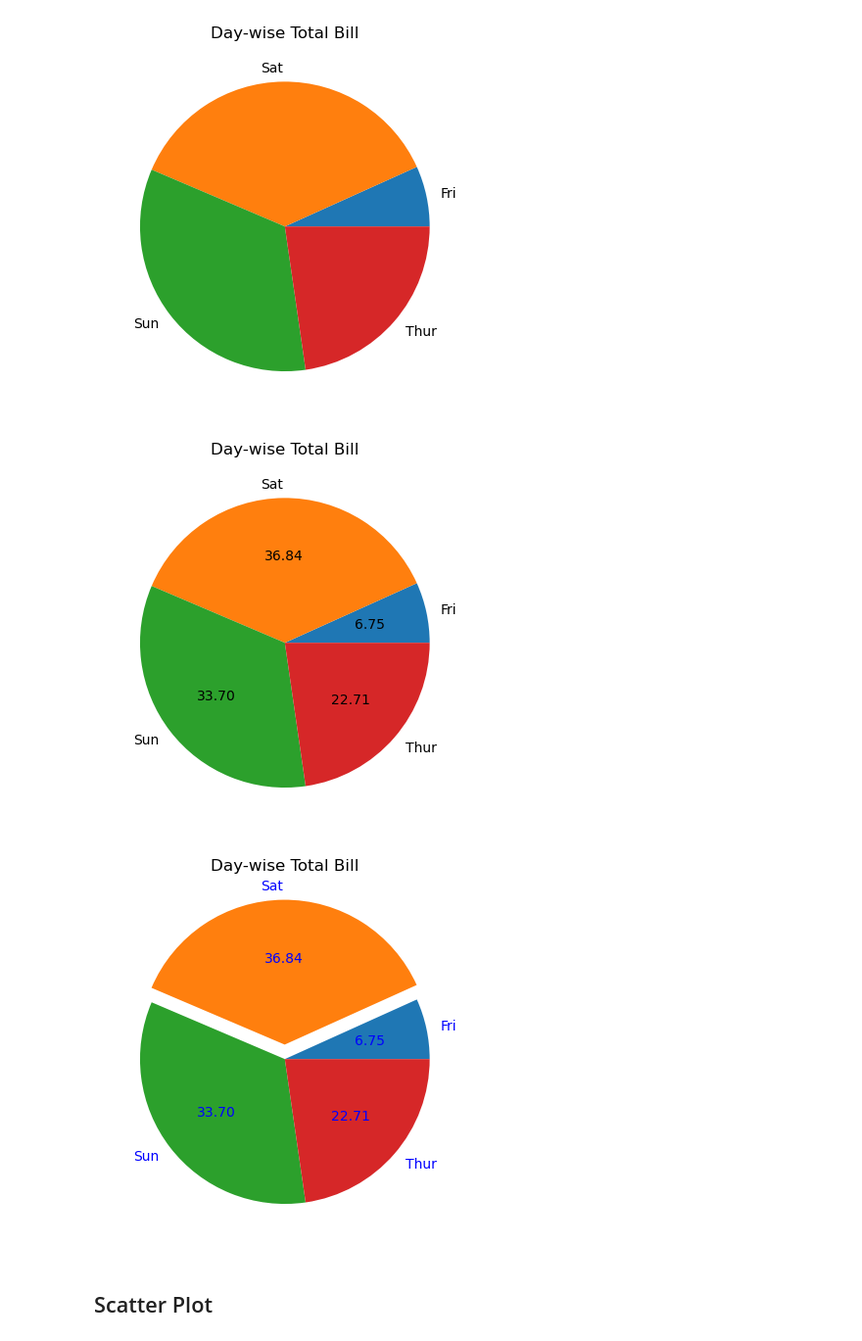
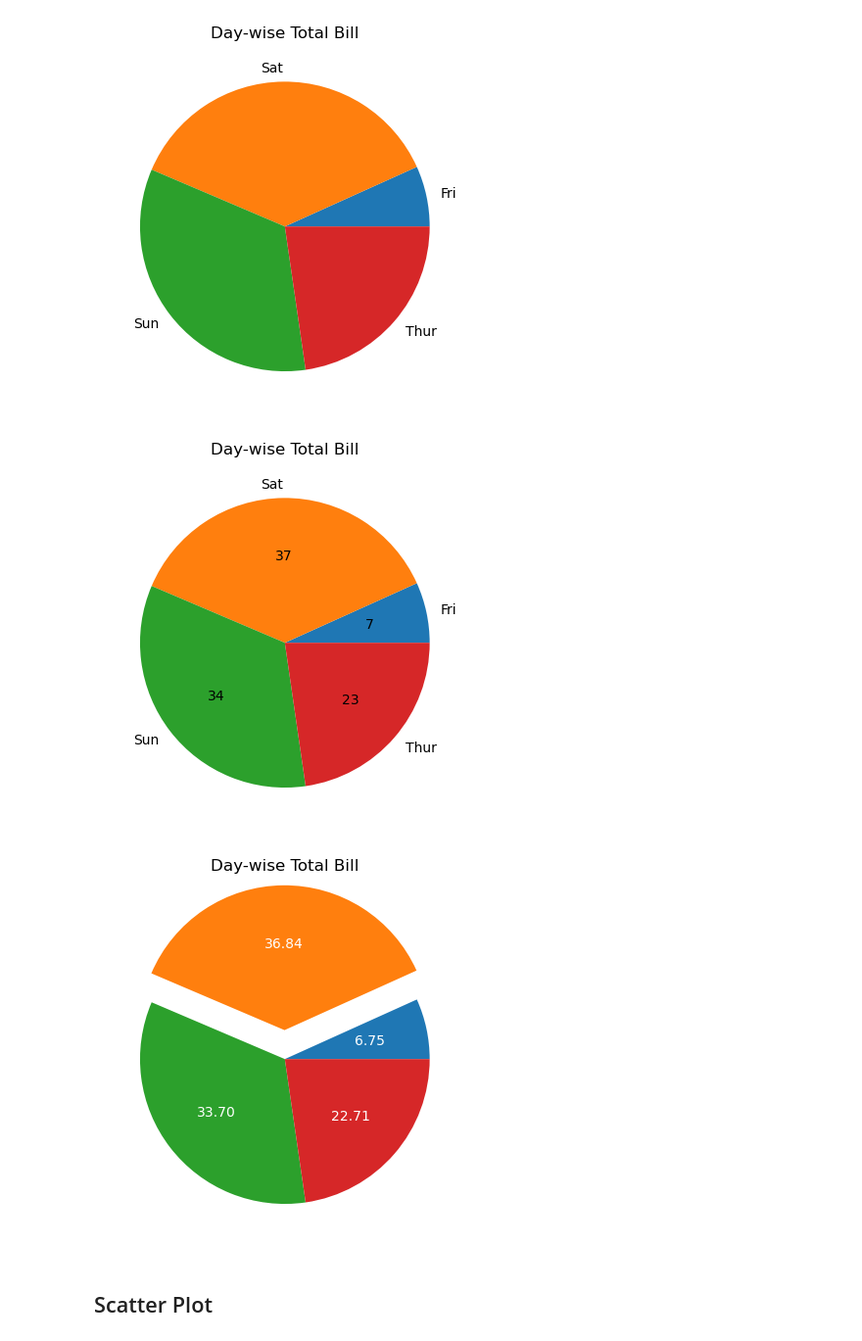
Before and after one commit to srikanthpragada/datascience_30_apr_2024, a Jupyter notebook: plots/matplotlibdemo.ipynb, the cells around one changed output. Shown: that part at 98% size. Saved outputs shown, nothing was run; the diff lists cells and outputs as text; code cells hidden in the pictures.

```diff
--- a/plots/matplotlibdemo.ipynb
+++ b/plots/matplotlibdemo.ipynb
@@ -96,19 +97,19 @@ ax = plt.pie(day_total['total_bill'], labels = day_total['day'])
 # %% [output]
 [figure]
 # %%
-plt.pie(day_total['total_bill'], labels = day_total['day'], autopct ="%.2f")
+plt.pie(day_total['total_bill'], labels = day_total['day'], autopct ="%.0f")
 t = plt.title("Day-wise Total Bill")
 # %% [output]
-[figure, old version]
+[figure, new version]
 # %%
 ax = plt.pie(day_total['total_bill'], labels = day_total['day'], autopct ="%.2f",
-              explode = (0,0.1,0,0),
-              textprops = {'color' : 'blue'},
-              wedgeprops = {'linewidth' : 10})
+              explode = (0,0.2,0,0),
+              textprops = {'color' : 'white'},
+              wedgeprops = {'linewidth' : 5})
 t = plt.title("Day-wise Total Bill")
 #print(ax)
 # %% [output]
-[figure, old version]
+[figure, new version]
 # %% [markdown]
 ## Scatter Plot
 # %%
```
Also changed, not shown: parts of 7 cells of this notebook.
